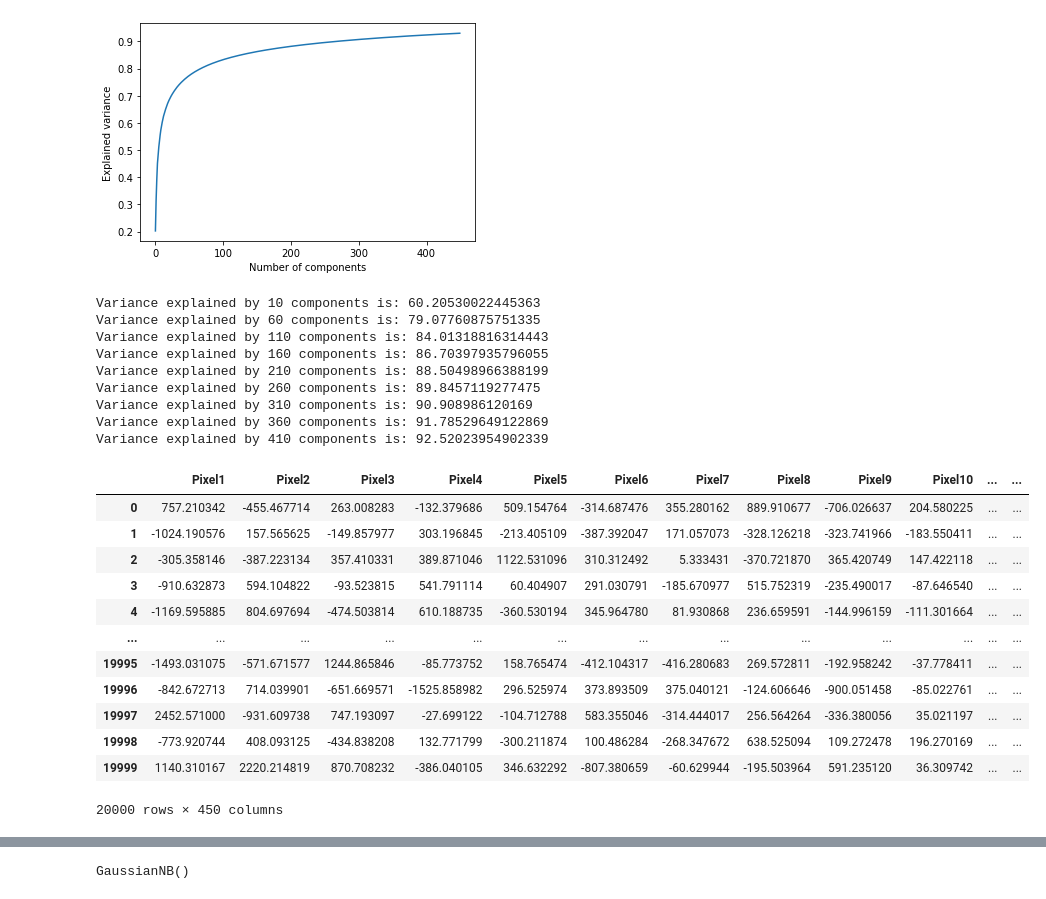
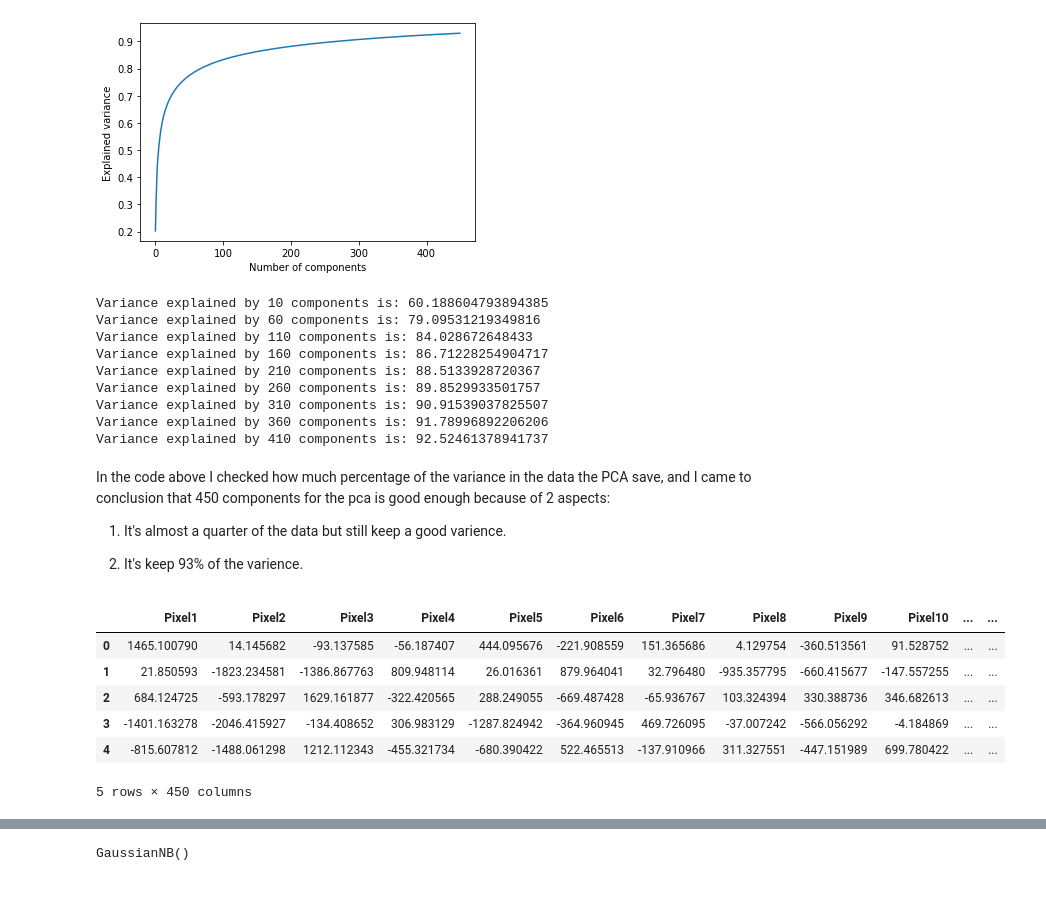
Before and after one commit to AviRahimov/Data-Simulation-Project, a Jupyter notebook: CatsVsDogs_project.ipynb, the cells around one changed output, grey strips where cells are left out. Cells and saved outputs as stored; diff of their text form; code cells hidden in the pictures.

```diff
--- a/CatsVsDogs_project.ipynb
+++ b/CatsVsDogs_project.ipynb
@@ -137,5 +140,5 @@ plt.imshow(X_train[0], cmap = plt.cm.binary)
 # %%
 naive_model = GaussianNB()
-rf_model = RandomForestClassifier(n_estimators = 200)
-dt_model = tree.DecisionTreeClassifier()
-knn_model = KNeighborsClassifier()
+rf_model = RandomForestClassifier(n_estimators = 250)
+dt_model = tree.DecisionTreeClassifier(max_depth = 10)
+knn_model = KNeighborsClassifier(n_neighbors = 37)
@@ -173,7 +164,7 @@ classifiers = {"knn": knn_model,
                "randomForest": rf_model,
                "naiveBayes": naive_model}
 # %%
-f, axes = plt.subplots(1, 5, figsize=(20, 5), sharey='row')
+f, axes = plt.subplots(1, 4, figsize=(20, 5), sharey='row')
 for i, (key, classifier) in enumerate(classifiers.items()):
     y_pred = classifier.fit(df_train, Y_train).predict(df_test)
     cf_matrix = metrics.confusion_matrix(Y_test, y_pred)
@@ -199,0 +188,9 @@ KeyboardInterrupt:
+# %%
+count = 0
+for i in [knn_model, dt_model, rf_model, naive_model]:
+    y_pred_train = i.predict(df_train)
+    y_pred_test = i.predict(df_test)
+    print(f"The train Accuracy for {models[count]} model is:", accuracy_score(y_true = Y_train, y_pred = y_pred_train))
+    print(f"The test Accuracy for {models[count]} model is:", accuracy_score(y_true = Y_test, y_pred = y_pred_test))
+    print()
+    count = count+1
@@ -221,33 +258,32 @@ plt.savefig('elbow_plot.png', dpi = 100)
 for i in range(10, 450, 50):
     print(f'Variance explained by {i} components is:', np.cumsum(pca.explained_variance_ratio_ * 100)[i])
 # %% [output]
-Variance explained by 10 components is: 60.20530022445363
-Variance explained by 60 components is: 79.07760875751335
-Variance explained by 110 components is: 84.01318816314443
-Variance explained by 160 components is: 86.70397935796055
-Variance explained by 210 components is: 88.50498966388199
-Variance explained by 260 components is: 89.8457119277475
-Variance explained by 310 components is: 90.908986120169
-Variance explained by 360 components is: 91.78529649122869
-Variance explained by 410 components is: 92.52023954902339
+Variance explained by 10 components is: 60.188604793894385
+Variance explained by 60 components is: 79.09531219349816
+Variance explained by 110 components is: 84.028672648433
+Variance explained by 160 components is: 86.71228254904717
+Variance explained by 210 components is: 88.5133928720367
+Variance explained by 260 components is: 89.8529933501757
+Variance explained by 310 components is: 90.91539037825507
+Variance explained by 360 components is: 91.78996892206206
+Variance explained by 410 components is: 92.52461378941737
+# %% [markdown]
+In the code above I checked how much percentage of the variance in the data the PCA save, and I came to conclusion that 450 components for the pca is good enough because of 2 aspects:
+1) It's almost a quarter of the data but still keep a good varience.
+
+2) It's keep 93% of the varience.
 # %%
 columns = []
 for i in range(450):
-    columns.append(f'Pixel{i+1}')
+    columns.append(f'PcaPixel{i+1}')
 # %%
 df_pca = pd.DataFrame(x2d, columns = columns)
-df_pca
+df_pca.head()
 # %% [output]
 |  | Pixel1 | Pixel2 | Pixel3 | Pixel4 | Pixel5 | Pixel6 | Pixel7 | Pixel8 | Pixel9 | Pixel10 | ... | ... |
-| 0 | 757.210342 | -455.467714 | 263.008283 | -132.379686 | 509.154764 | -314.687476 | 355.280162 | 889.910677 | -706.026637 | 204.580225 | ... | ... |
-| 1 | -1024.190576 | 157.565625 | -149.857977 | 303.196845 | -213.405109 | -387.392047 | 171.057073 | -328.126218 | -323.741966 | -183.550411 | ... | ... |
-| 2 | -305.358146 | -387.223134 | 357.410331 | 389.871046 | 1122.531096 | 310.312492 | 5.333431 | -370.721870 | 365.420749 | 147.422118 | ... | ... |
-| 3 | -910.632873 | 594.104822 | -93.523815 | 541.791114 | 60.404907 | 291.030791 | -185.670977 | 515.752319 | -235.490017 | -87.646540 | ... | ... |
-| 4 | -1169.595885 | 804.697694 | -474.503814 | 610.188735 | -360.530194 | 345.964780 | 81.930868 | 236.659591 | -144.996159 | -111.301664 | ... | ... |
-| ... | ... | ... | ... | ... | ... | ... | ... | ... | ... | ... | ... | ... |
-| 19995 | -1493.031075 | -571.671577 | 1244.865846 | -85.773752 | 158.765474 | -412.104317 | -416.280683 | 269.572811 | -192.958242 | -37.778411 | ... | ... |
-| 19996 | -842.672713 | 714.039901 | -651.669571 | -1525.858982 | 296.525974 | 373.893509 | 375.040121 | -124.606646 | -900.051458 | -85.022761 | ... | ... |
-| 19997 | 2452.571000 | -931.609738 | 747.193097 | -27.699122 | -104.712788 | 583.355046 | -314.444017 | 256.564264 | -336.380056 | 35.021197 | ... | ... |
-| 19998 | -773.920744 | 408.093125 | -434.838208 | 132.771799 | -300.211874 | 100.486284 | -268.347672 | 638.525094 | 109.272478 | 196.270169 | ... | ... |
-| 19999 | 1140.310167 | 2220.214819 | 870.708232 | -386.040105 | 346.632292 | -807.380659 | -60.629944 | -195.503964 | 591.235120 | 36.309742 | ... | ... |
+| 0 | 1465.100790 | 14.145682 | -93.137585 | -56.187407 | 444.095676 | -221.908559 | 151.365686 | 4.129754 | -360.513561 | 91.528752 | ... | ... |
+| 1 | 21.850593 | -1823.234581 | -1386.867763 | 809.948114 | 26.016361 | 879.964041 | 32.796480 | -935.357795 | -660.415677 | -147.557255 | ... | ... |
+| 2 | 684.124725 | -593.178297 | 1629.161877 | -322.420565 | 288.249055 | -669.487428 | -65.936767 | 103.324394 | 330.388736 | 346.682613 | ... | ... |
+| 3 | -1401.163278 | -2046.415927 | -134.408652 | 306.983129 | -1287.824942 | -364.960945 | 469.726095 | -37.007242 | -566.056292 | -4.184869 | ... | ... |
+| 4 | -815.607812 | -1488.061298 | 1212.112343 | -455.321734 | -680.390422 | 522.465513 | -137.910966 | 311.327551 | -447.151989 | 699.780422 | ... | ... |
-20000 rows × 450 columns
+5 rows × 450 columns
```
Also changed, not shown: parts of 53 cells of this notebook.
